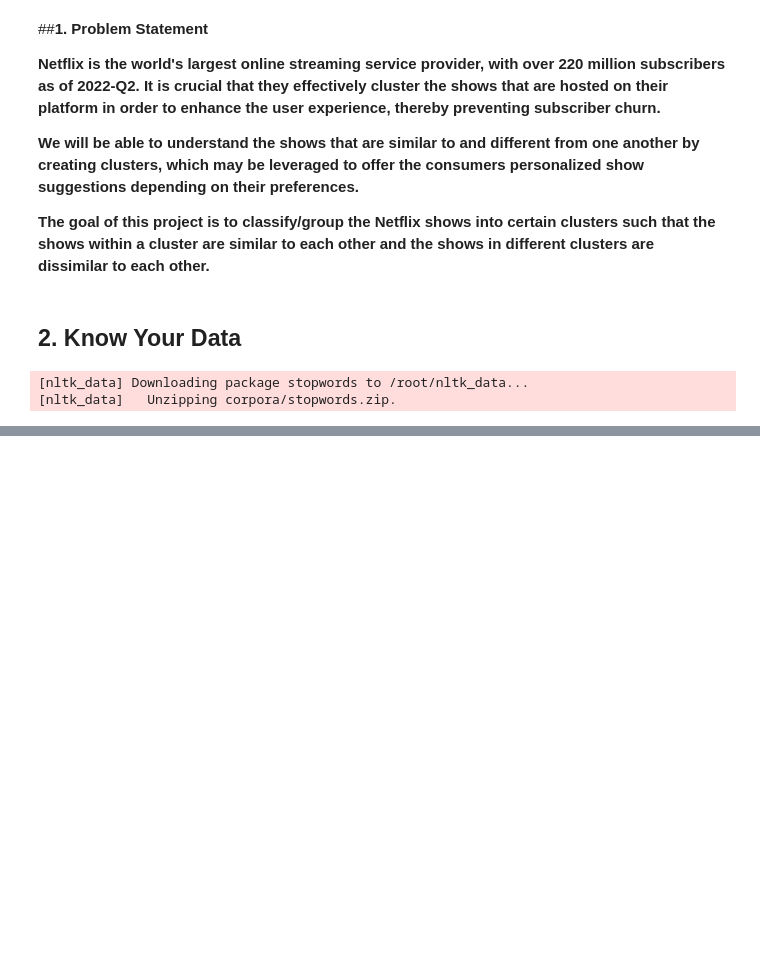
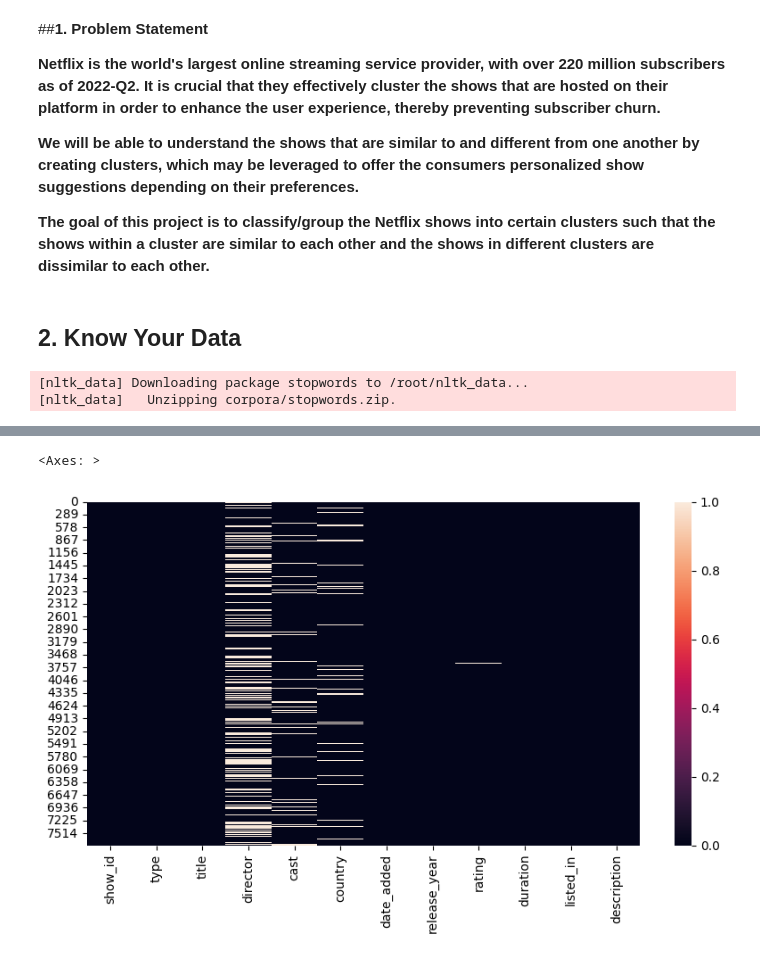
Before and after one commit to atulchune/Netflix_Movie_and_TV_Shows_Clustering, a Jupyter notebook: Netflix_Movie_and_TV_Shows_Clustering.ipynb, the cells around one changed output, grey strips where cells are left out. Cells and saved outputs as stored; diff of their text form; code cells hidden in the pictures; blank space fills up the shorter version.

```diff
--- a/Netflix_Movie_and_TV_Shows_Clustering.ipynb
+++ b/Netflix_Movie_and_TV_Shows_Clustering.ipynb
@@ -110,0 +222,7 @@ df.head()
+# %%
+# Visualizing the missing values using Heatmap
+plt.figure(figsize=(10,5))
+sns.heatmap(df.isna())
+# %% [output]
+<Axes: >
+[figure, added]
```
Also changed, not shown: parts of 16 cells of this notebook.
